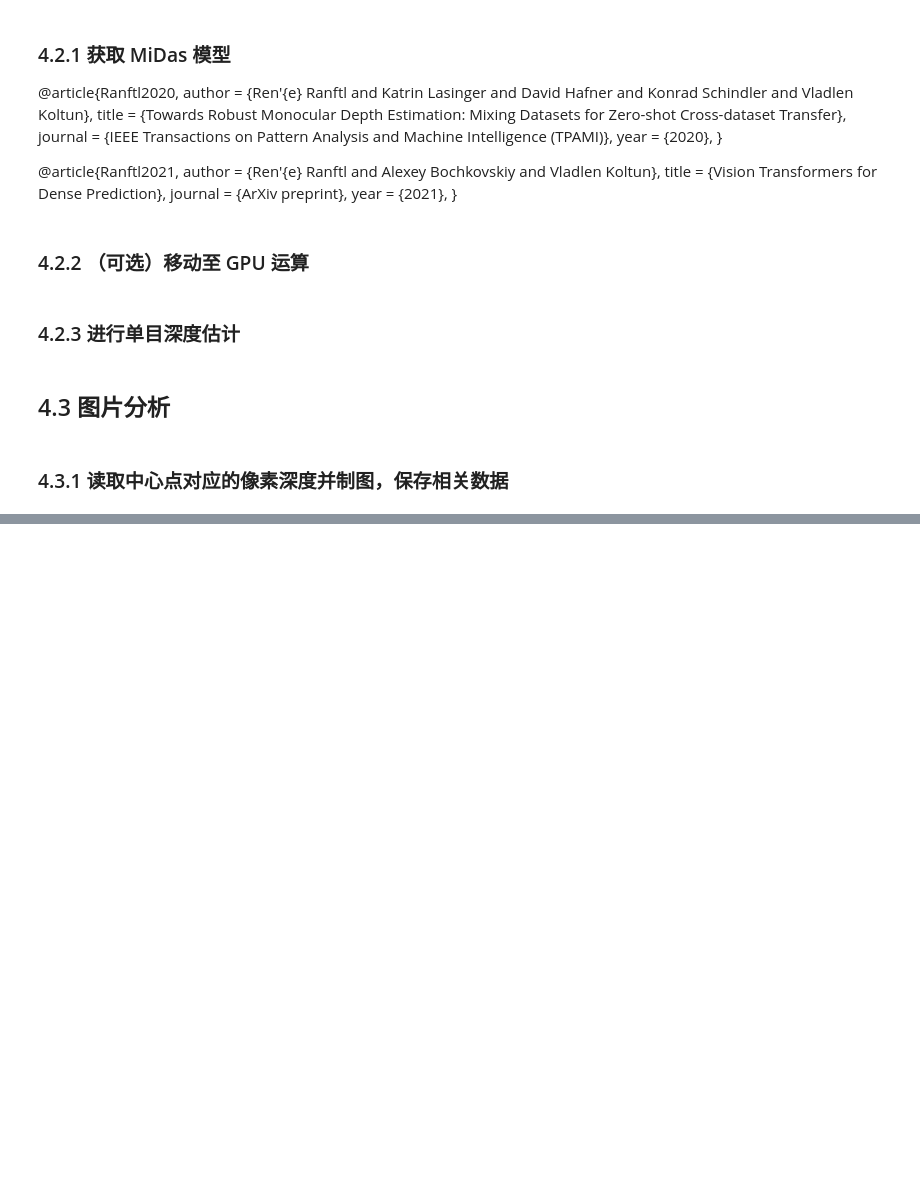
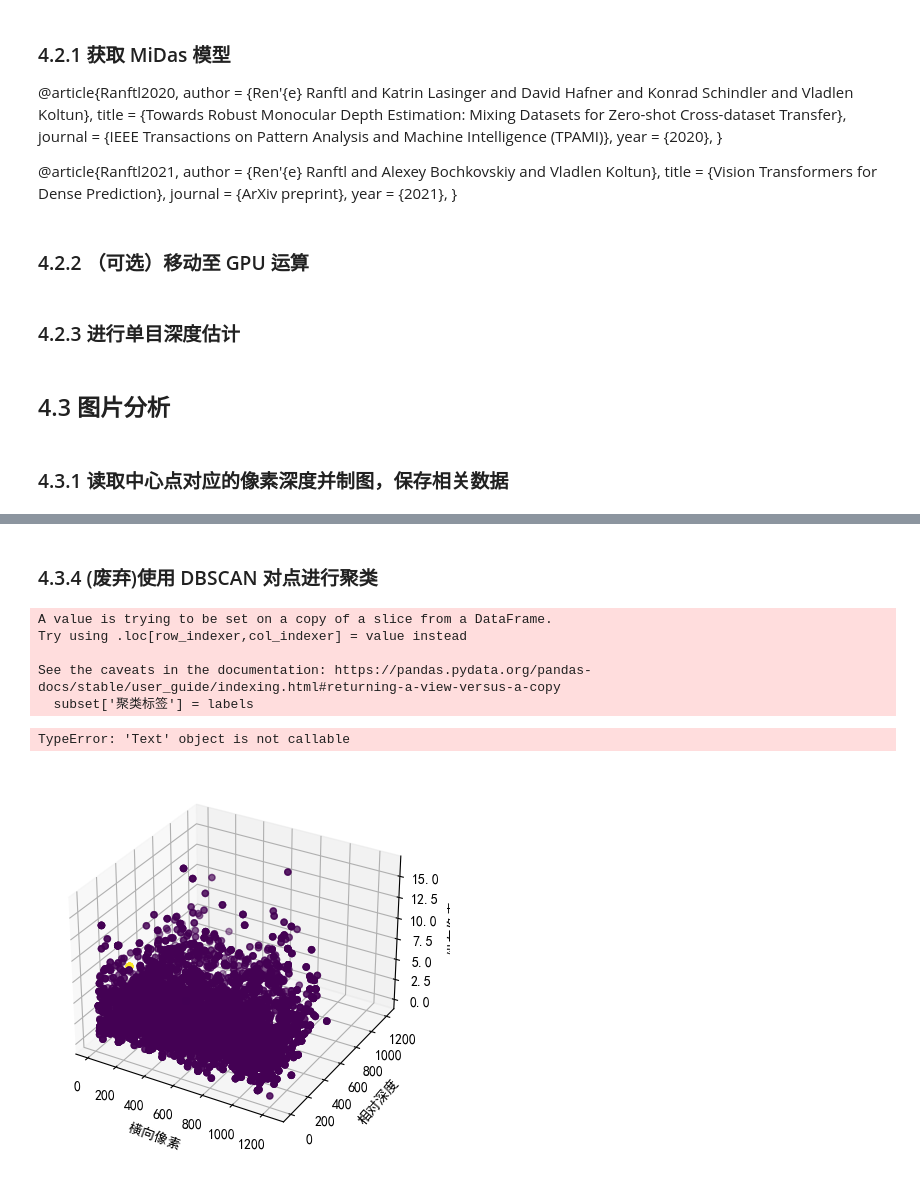
Before and after one commit to Sparrived/space-image-analysis, a Jupyter notebook: image_analysis.ipynb, the cells around one changed output, grey strips where cells are left out. Drawn from its saved outputs; the diff is of its cells as text; code cells hidden in the pictures; blank space fills up the shorter version.

```diff
--- a/image_analysis.ipynb
+++ b/image_analysis.ipynb
@@ -785,0 +884,44 @@ for image_info in tqdm(split_images_2d):
+# %% [markdown]
+### 4.3.4 (废弃)使用 DBSCAN 对点进行聚类
+# %%
+# 读取Excel文件
+data = pd.read_excel(PATH_LOCS["RESULT"] / "3d_results.xlsx", engine="openpyxl")
+# 提取不同的要素流向
+flow_directions = data['要素流向'].unique()
+# 准备存储聚类结果的列表
+results = []
+# 对每个要素点分别进行聚类
+for direction in tqdm(flow_directions):
+    # 提取当前要素流向的数据
+    subset = data[data['要素流向'] == direction]
+    points_data = subset['要素位置'].to_list()
+    points = np.array([list(map(float, point.split(','))) for point in points_data])
+    from scipy.spatial import distance_matrix
+    dist_matrix = distance_matrix(points, points)
+
+    db = DBSCAN(eps=1, min_samples=30).fit(dist_matrix)
+    labels = db.labels_
+    subset['聚类标签'] = labels
+    x = points.T[0]
+    y = points.T[1]
+    z = points.T[2]
+    fig = plt.figure()
+    ax = fig.add_subplot(111, projection='3d')
+    # 设置坐标轴标签
+    ax.set_xlabel('横向像素',rotation=-20)
+    ax.set_ylabel('相对深度', rotation=50)
+    ax.set_zlabel('纵向像素', rotation=90)
+    ax.scatter(x, y, z, c=subset['聚类标签'], cmap='viridis')
+    ax.title(f'DBSCAN聚类结果 - {direction}')
+    fig.savefig(PATH_LOCS["RESULT"]/ f'DBSCAN聚类-3D-{direction}.png')
+    ax.show()
+    plt.cla()
+    plt.close('all')
+# %% [output]
+A value is trying to be set on a copy of a slice from a DataFrame.
+Try using .loc[row_indexer,col_indexer] = value instead
+
+See the caveats in the documentation: https://pandas.pydata.org/pandas-docs/stable/user_guide/indexing.html#returning-a-view-versus-a-copy
+  subset['聚类标签'] = labels
+TypeError: 'Text' object is not callable
+[figure, added]
```
Also changed, not shown: parts of 7 cells of this notebook.
